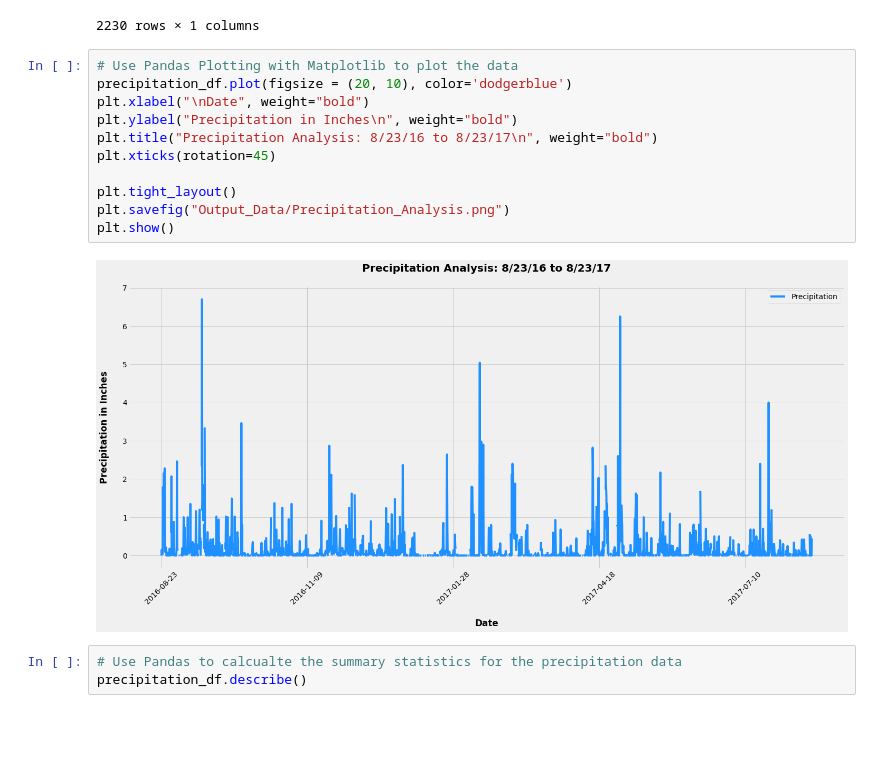
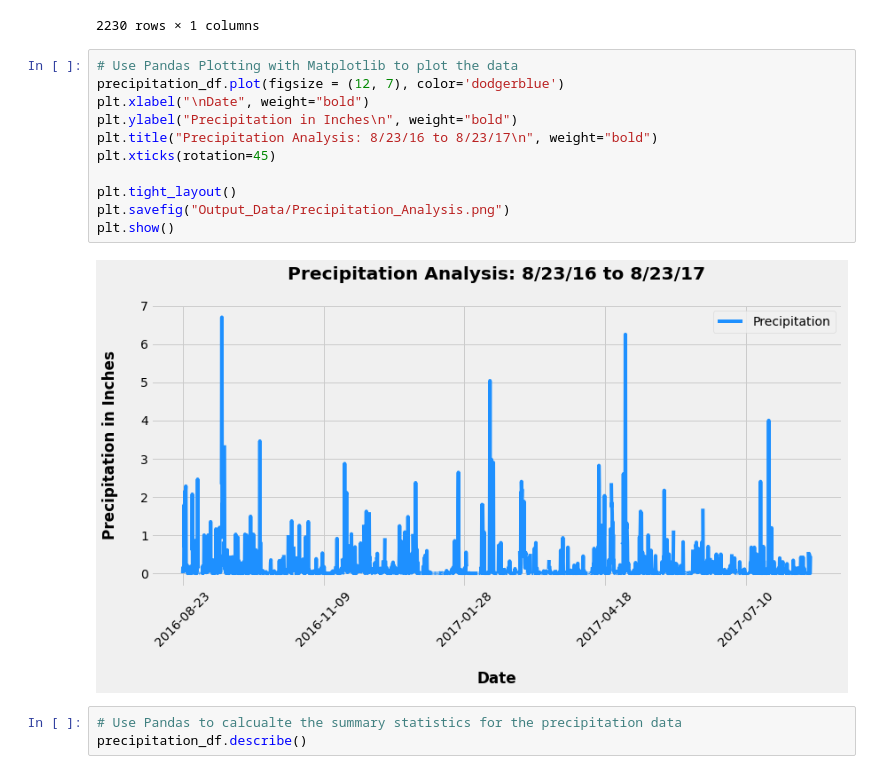
Before and after one commit to RH-cmd/sqlalchemy-challenge, a Jupyter notebook: climate_starter.ipynb, the cells around one changed output. Drawn from its saved outputs; the diff is of its cells as text; blank space fills up the shorter version.

Commit message:
Figure size png

```diff
--- a/climate_starter.ipynb
+++ b/climate_starter.ipynb
@@ -81,17 +81,17 @@ precipitation_df
 2230 rows × 1 columns
 # %%
 # Use Pandas Plotting with Matplotlib to plot the data
-precipitation_df.plot(figsize = (20, 10), color='dodgerblue')
+precipitation_df.plot(figsize = (12, 7), color='dodgerblue')
 plt.xlabel("\nDate", weight="bold")
 plt.ylabel("Precipitation in Inches\n", weight="bold")
 plt.title("Precipitation Analysis: 8/23/16 to 8/23/17\n", weight="bold")
 plt.xticks(rotation=45)
 
 plt.tight_layout()
 plt.savefig("Output_Data/Precipitation_Analysis.png")
 plt.show()
 # %% [output]
-[figure, old version]
+[figure, new version]
 # %%
 # Use Pandas to calcualte the summary statistics for the precipitation data
 precipitation_df.describe()
```
Also changed, not shown: 1 other file.
